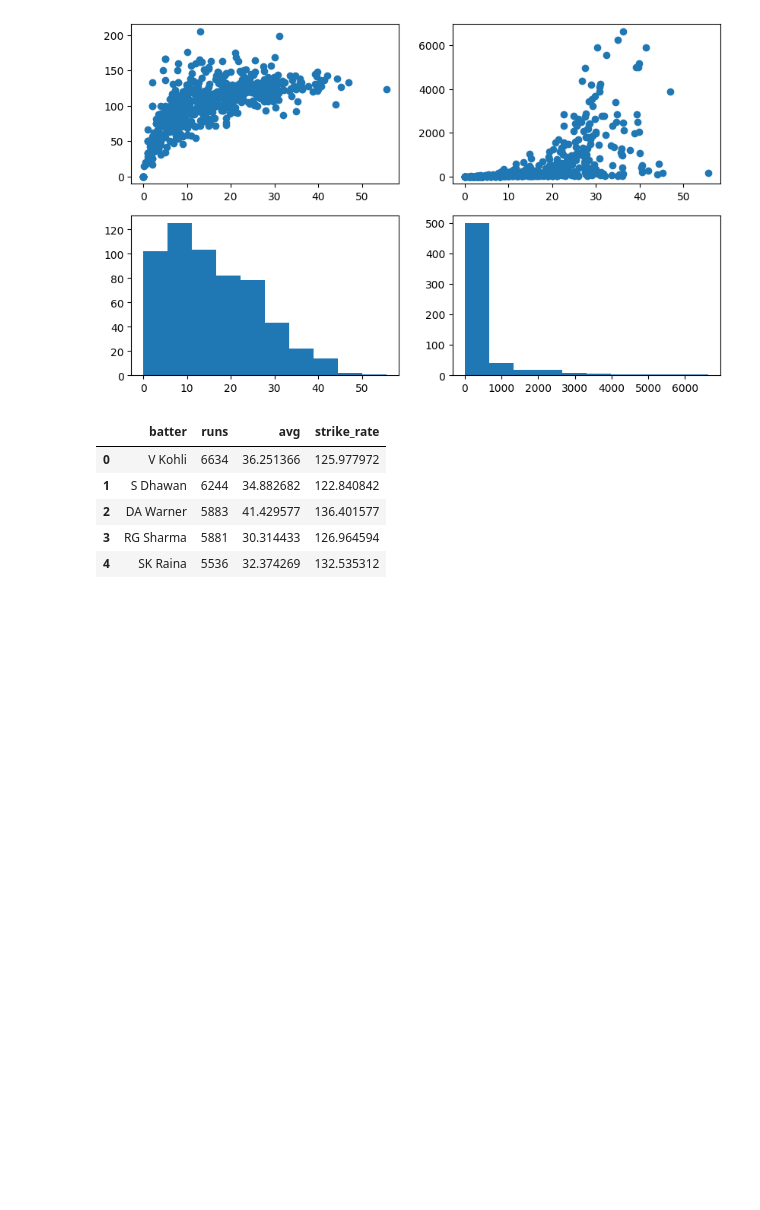
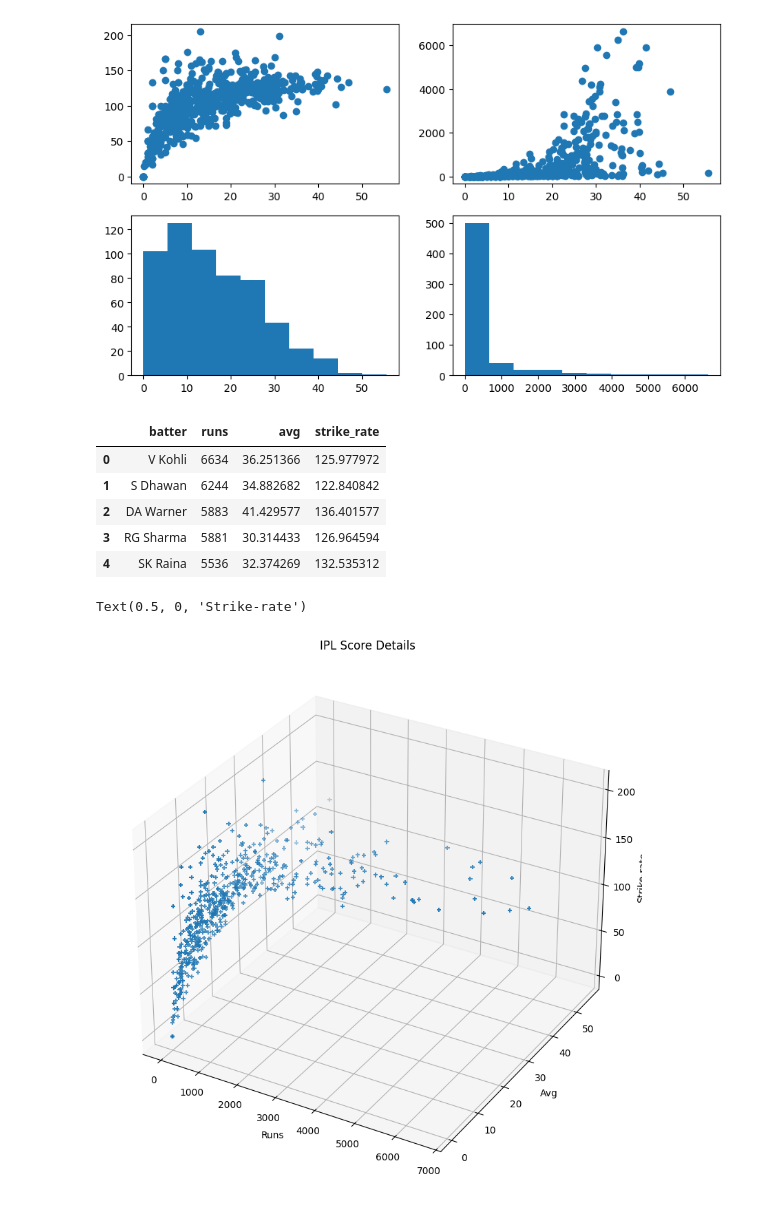
Before and after one commit to Purushottambgs/Python_Program, a Jupyter notebook: matplotlib_2st.ipynb, the cells around one changed output. Saved outputs shown, nothing was run; the diff lists cells and outputs as text; code cells hidden in the pictures; blank space fills up the shorter version.

```diff
--- a/matplotlib_2st.ipynb
+++ b/matplotlib_2st.ipynb
@@ -191,0 +194,14 @@ batters.head()
+# %%
+batters
+fig =plt.figure(figsize=(16,10))
+
+ax=plt.subplot(projection='3d')
+ax.scatter3D(batters['runs'], batters['avg'], batters['strike_rate'], marker='+')
+ax.set_title('IPL Score Details')
+
+ax.set_xlabel('Runs')
+ax.set_ylabel('Avg')
+ax.set_zlabel('Strike-rate')
+# %% [output]
+Text(0.5, 0, 'Strike-rate')
+[figure, added]
```
Also changed, not shown: parts of 23 cells of this notebook, 6 other files.
